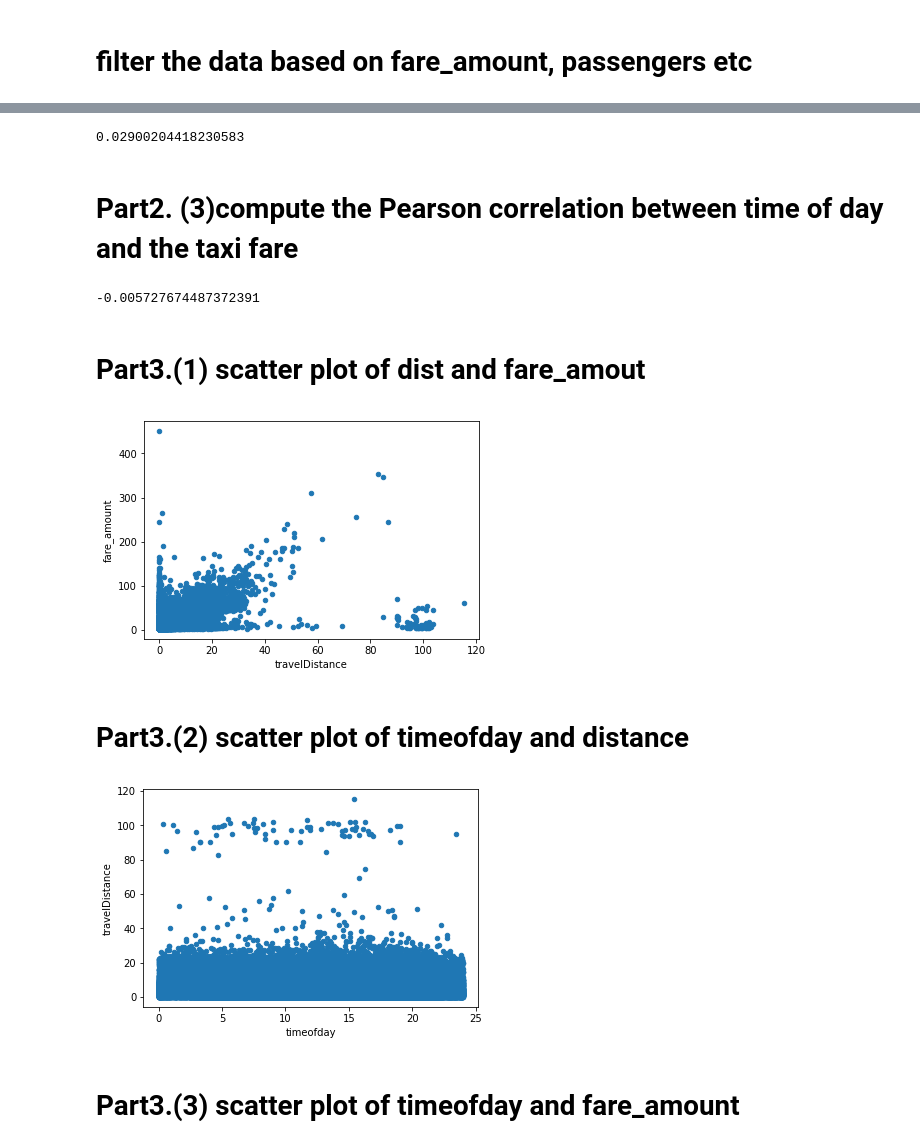
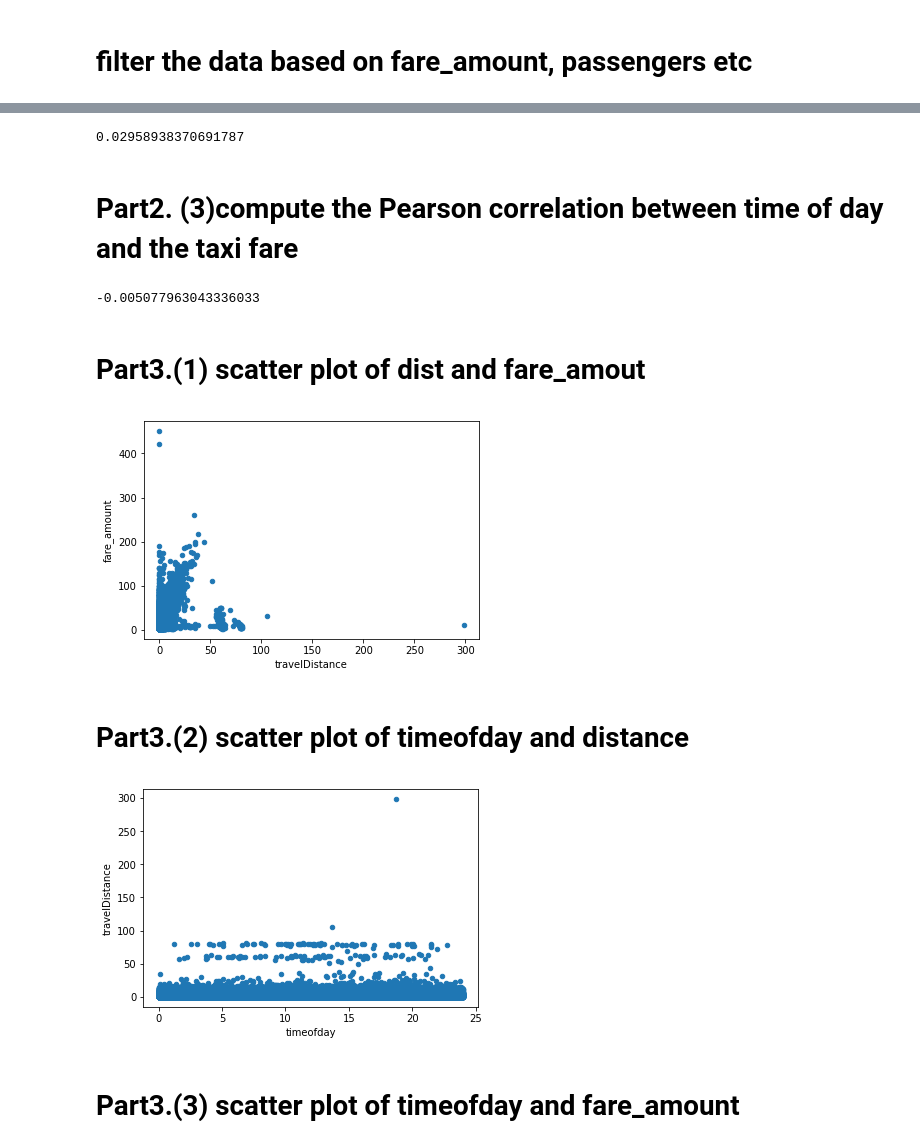
Before and after one commit to shengcode/CSE-519---Data-Science, a Jupyter notebook: CSE519HW2.ipynb, the cells around one changed output, grey strips where cells are left out. Drawn from its saved outputs; the diff is of its cells as text; code cells hidden in the pictures.

Commit message:
modify cleaning

```diff
--- a/CSE519HW2.ipynb
+++ b/CSE519HW2.ipynb
@@ -155,3 +271,3 @@ df_location_filter.shape
 # %%
-df_clean=df_location_filter
+df_clean=df_clean_Zerodistance
 # %% [markdown]
@@ -160,22 +275,0 @@ df_clean=df_location_filter
-# %%
-pickup_latlogPair= list(zip(df_clean['pickup_latitude'], df_clean['pickup_longitude']))
-if 'pickup_latlogPair' in df_clean.columns:
-    df_clean.drop(['pickup_latlogPair'],axis=1,inplace=True)
-df_clean.insert(13,'pickup_latlogPair',pickup_latlogPair)
-
-dropoff_latlogPair= list(zip(df_clean['dropoff_latitude'], df_clean['dropoff_longitude']))
-if 'dropoff_latlogPair' in df_clean.columns:
-    df_clean.drop(['dropoff_latlogPair'],axis=1,inplace=True)
-df_clean.insert(13,'dropoff_latlogPair',dropoff_latlogPair)
-
-
-def distanceToJFK(x):
-    jfk=(40.6413, -73.7781)
-    coords=x
-    return geopy.distance.vincenty(jfk, coords).miles
-
-
-def distanceToManhattan(x):
-    Manhattan=(40.7831, -73.9712)
-    coords=x
-    return geopy.distance.vincenty(Manhattan, coords).miles
@@ -224,3 +330,0 @@ def travelDistance(x):
-# %%
-travelDistance=df_clean.apply(travelDistance, axis=1)
-df_clean.insert(19,'travelDistance', travelDistance)
@@ -227,3 +339,6 @@ df_clean.insert(19,'travelDistance', travelDistance)
+# %%
+timeofday=df_clean['hour']+df_clean['minute']/60
+df_clean.insert(14,'timeofday',timeofday)
 # %%
 df_clean.head()
 # %% [output]
@@ -324,25 +352,25 @@ df_clean_ondistance.head()
 # %%
-df_clean_ondistance['timeofday'].corr(df_clean_ondistance['travelDistance'])
+df_clean['timeofday'].corr(df_clean['travelDistance'])
 # %% [output]
-0.02900204418230583
+0.02958938370691787
 # %% [markdown]
 # Part2. (3)compute the Pearson correlation between time of day and the taxi fare
 # %%
-df_clean_ondistance['timeofday'].corr(df_clean_ondistance['fare_amount'])
+df_clean['timeofday'].corr(df_clean['fare_amount'])
 # %% [output]
--0.005727674487372391
+-0.005077963043336033
 # %% [markdown]
 # Part3.(1) scatter plot of dist and fare_amout
 # %%
-plot3_1=df_clean_ondistance.plot(kind='scatter',x='travelDistance',y='fare_amount')
+plot3_1=df_clean.plot(kind='scatter',x='travelDistance',y='fare_amount')
 # %% [output]
-[figure, old version]
+[figure, new version]
 # %% [markdown]
 # Part3.(2) scatter plot of timeofday and distance
 # %%
-plot3_2=df_clean_ondistance.plot(kind='scatter',x='timeofday', y='travelDistance')
+plot3_2=df_clean.plot(kind='scatter',x='timeofday', y='travelDistance')
 # %% [output]
-[figure, old version]
+[figure, new version]
 # %% [markdown]
 # Part3.(3) scatter plot of timeofday and fare_amount
 # %%
```
Also changed, not shown: parts of 53 cells of this notebook.
